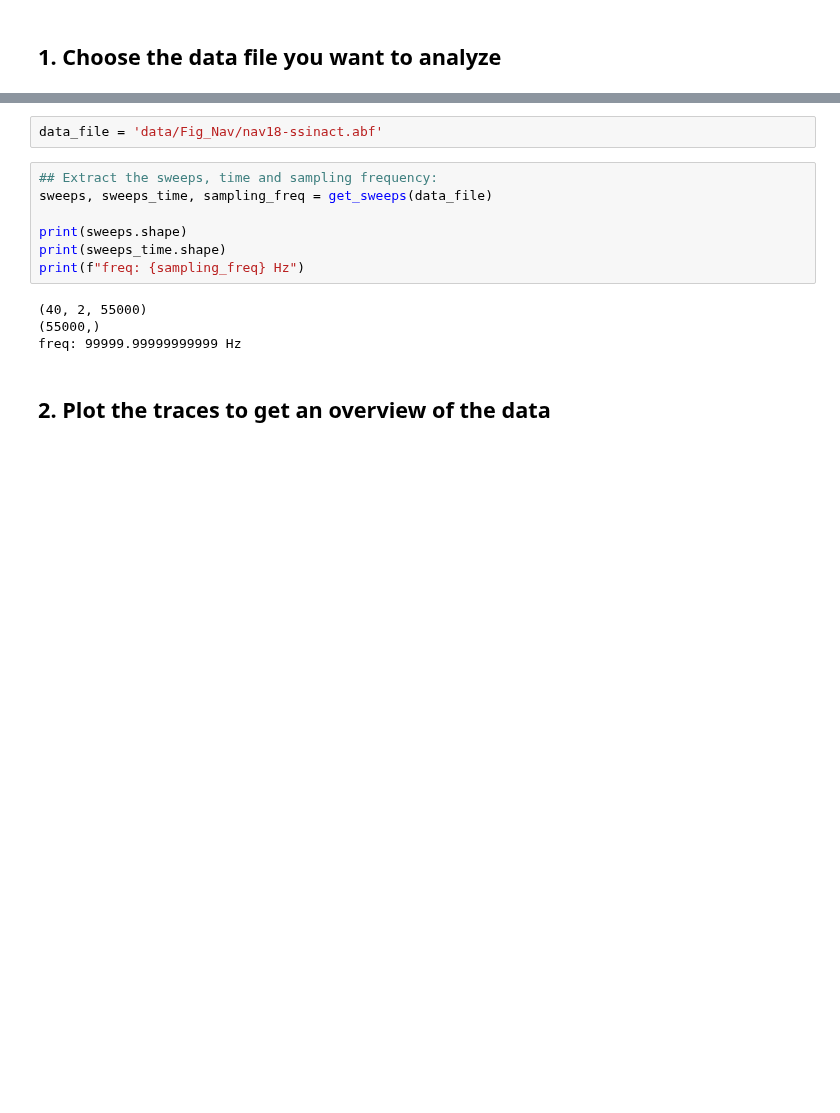
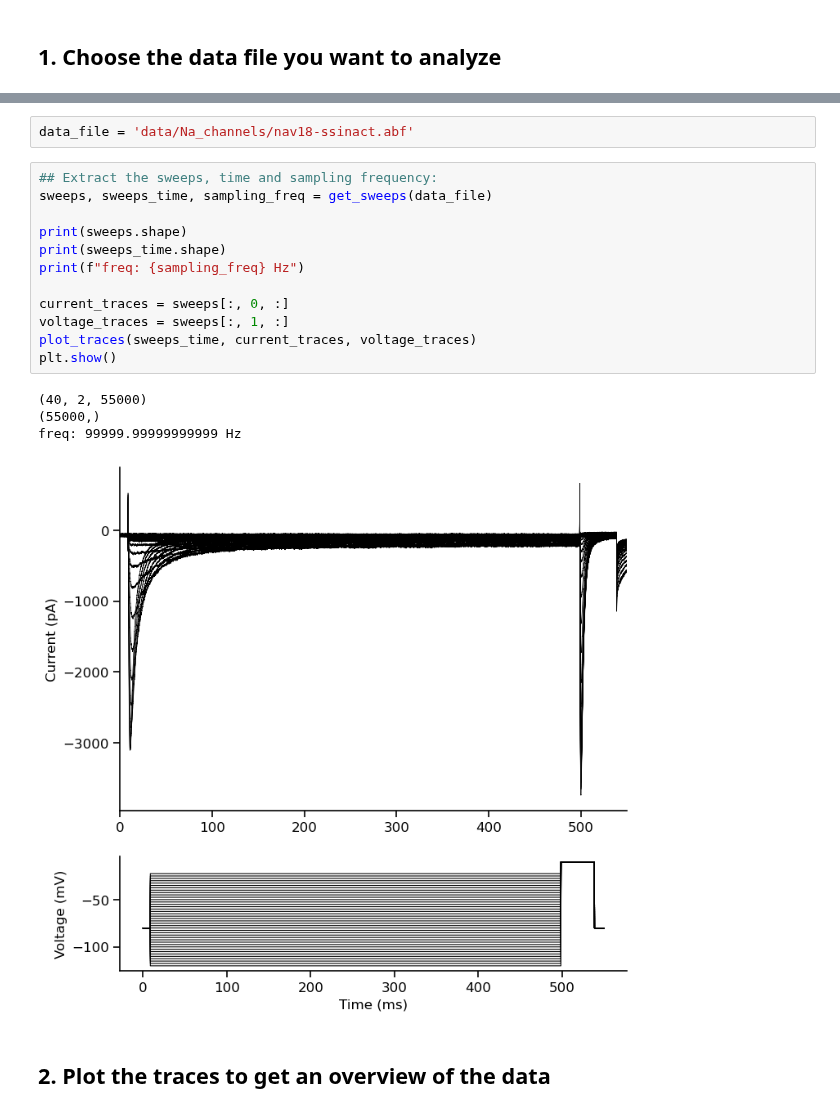
Before and after one commit to argalloni/CSHL_IonChannels2025, a Jupyter notebook: CSHL 2 - Na inactivation.ipynb, the cells around one changed output, grey strips where cells are left out. Cells and saved outputs as stored; diff of their text form; blank space fills up the shorter version.

```diff
--- a/CSHL 2 - Na inactivation.ipynb
+++ b/CSHL 2 - Na inactivation.ipynb
@@ -43,16 +55,22 @@ data/Fig_Nav
 # %%
-data_file = 'data/Fig_Nav/nav18-ssinact.abf'
+data_file = 'data/Na_channels/nav18-ssinact.abf'
 # %%
 ## Extract the sweeps, time and sampling frequency:
 sweeps, sweeps_time, sampling_freq = get_sweeps(data_file)
 
 print(sweeps.shape)
 print(sweeps_time.shape)
 print(f"freq: {sampling_freq} Hz")
+
+current_traces = sweeps[:, 0, :]
+voltage_traces = sweeps[:, 1, :]
+plot_traces(sweeps_time, current_traces, voltage_traces)
+plt.show()
 # %% [output]
 (40, 2, 55000)
 (55000,)
 freq: 99999.99999999999 Hz
+[figure, added]
 # %% [markdown]
 ## 2. Plot the traces to get an overview of the data
 # %%
```
Also changed, not shown: parts of 3 cells of this notebook, 3 other files.
